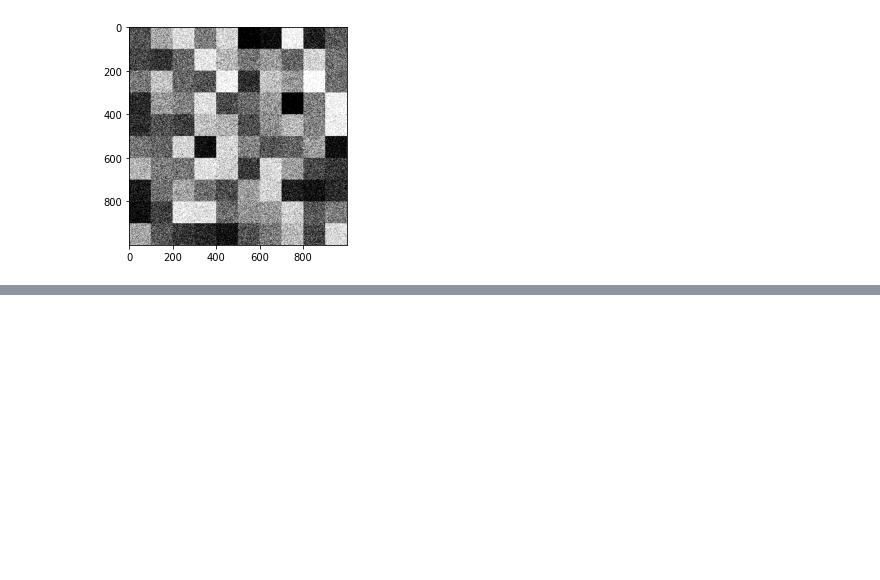
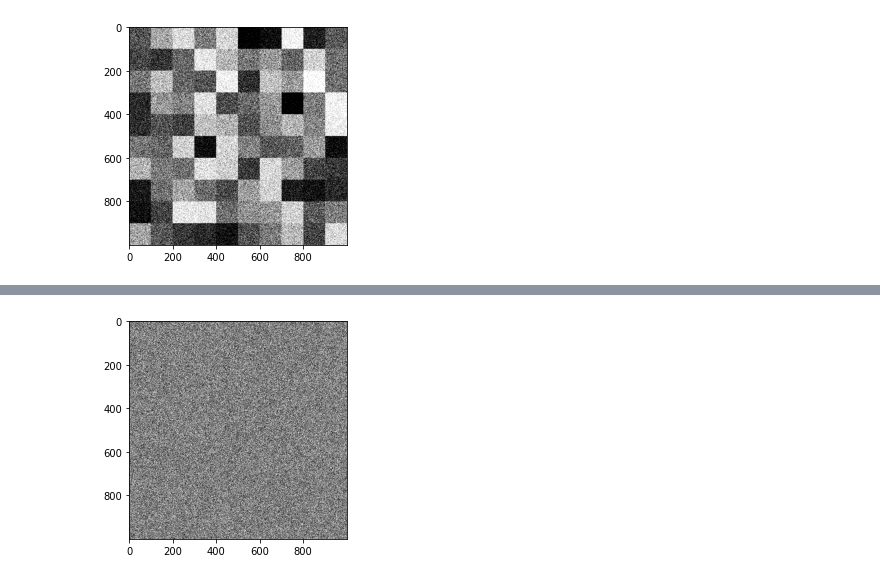
Before and after one commit to madendorff/code_experiments, a Jupyter notebook: Wrestling with jax vmap.ipynb, the cells around one changed output, grey strips where cells are left out. Drawn from its saved outputs; the diff is of its cells as text; code cells hidden in the pictures; blank space fills up the shorter version.

```diff
--- a/Wrestling with jax vmap.ipynb
+++ b/Wrestling with jax vmap.ipynb
@@ -107,0 +120,14 @@ Note: There is no need to transform scalar inputs or any other arrays that are g
+# %%
+key = random.PRNGKey(29)
+key, gen_key = random.split(key)
+keys = random.split(gen_key, flat_mosaic.shape[0])
+keys = jnp.array(keys)
+
+@jit
+def transform(pixel,key):
+    return random.bernoulli(key,0.5,(1,))
+
+mosaic_1 = vmap(transform)(flat_mosaic, keys).block_until_ready()
+plt.imshow(jnp.reshape(mosaic_1, empty_mosaic.shape), vmax=1, vmin=0,  cmap='gray');
+# %% [output]
+[figure, added]
```
Also changed, not shown: parts of 34 cells of this notebook, 1 other file.
